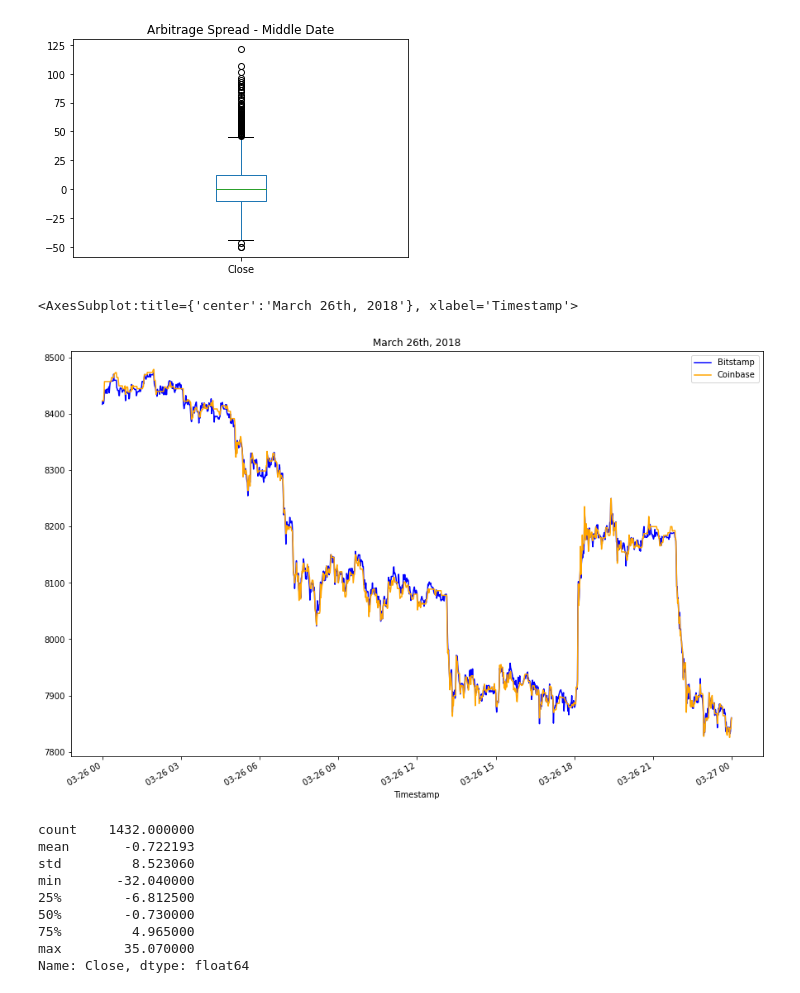
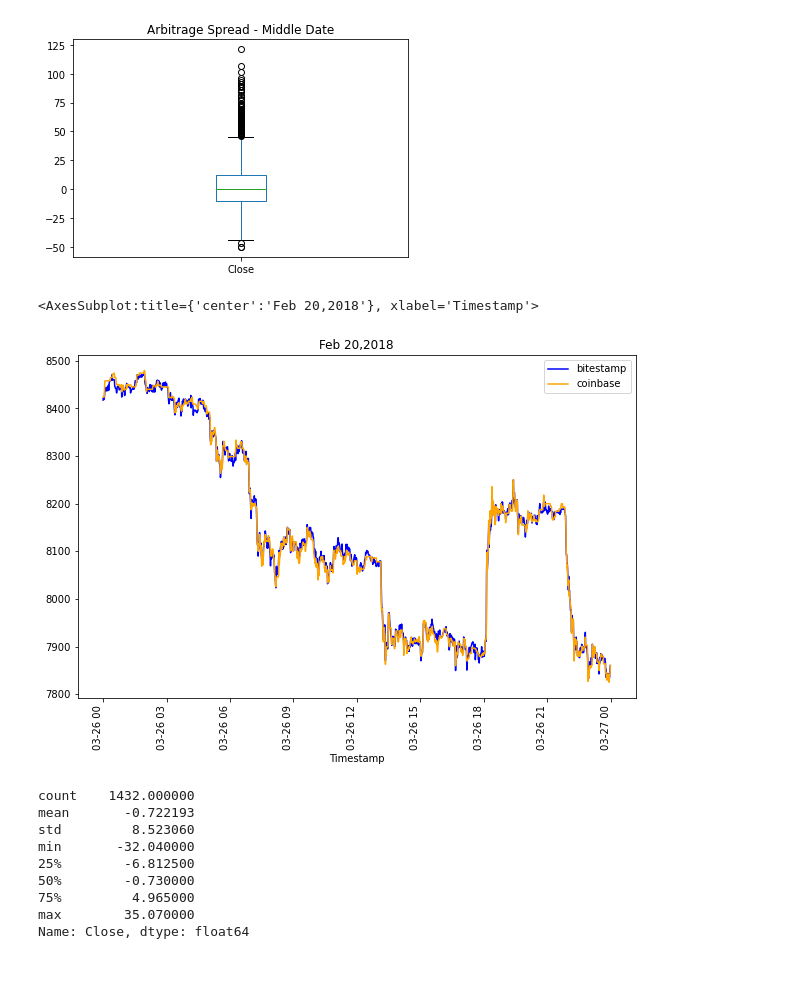
Before and after one commit to Ahmed-Mahjoub/Crypto_arbitrage, a Jupyter notebook: crypto_arbitrage.ipynb, the cells around one changed output. Cells and saved outputs as stored; diff of their text form; code cells hidden in the pictures.

```diff
--- a/crypto_arbitrage.ipynb
+++ b/crypto_arbitrage.ipynb
@@ -499,10 +516,12 @@ Name: Close, dtype: float64
 # %%
 # Create an overlay plot that visualizes the two dataframes over a period of one day from late in the dataset.
 # Be sure that the plots include the parameters `legend`, `figsize`, `title`, `color` and `label`
 # YOUR CODE HERE
+bitstamp_sliced['Close'].loc['2018-03-26'].plot(figsize=(10,7),rot=90, color='blue', legend=True,title= 'Feb 20,2018',label='bitestamp')
+coinbase_sliced['Close'].loc['2018-03-26'].plot(figsize=(10,7),rot=90, color='orange', legend=True, label='coinbase')
 # %% [output]
-<AxesSubplot:title={'center':'March 26th, 2018'}, xlabel='Timestamp'>
+<AxesSubplot:title={'center':'Feb 20,2018'}, xlabel='Timestamp'>
-[figure, old version]
+[figure, new version]
 # %%
 # Using the date from the late that you have selected, calculate the arbitrage spread
 # by subtracting the bitstamp lower closing prices from the coinbase higher closing prices
```
Also changed, not shown: parts of 46 cells of this notebook.
